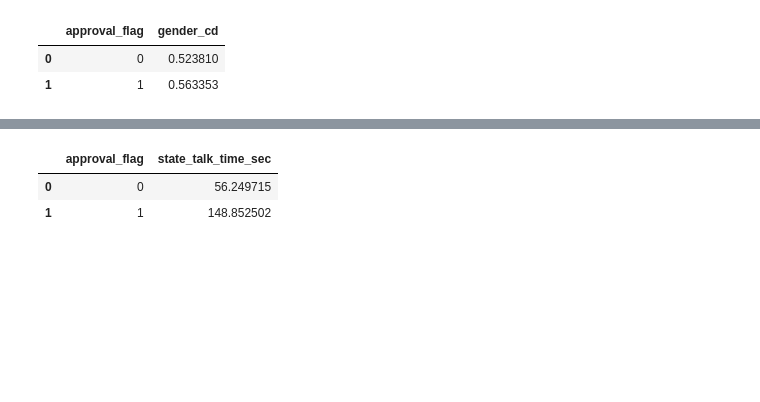
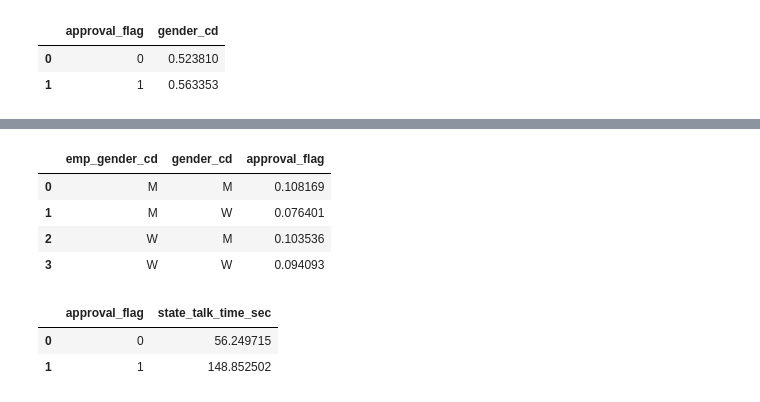
Before and after one commit to bygaga993/bread_dano_2024, a Jupyter notebook: comparative_analysis.ipynb, the cells around one changed output, grey strips where cells are left out. Drawn from its saved outputs; the diff is of its cells as text; code cells hidden in the pictures; blank space fills up the shorter version.

```diff
--- a/comparative_analysis.ipynb
+++ b/comparative_analysis.ipynb
@@ -243,3 +367,14 @@ df.groupby("approval_flag")["gender_cd"].mean().reset_index()
+# %%
+data = df.copy()
+data["gender_cd"] = data["gender_cd"].replace({0: "W", 1: "M"})
+# %%
+data.groupby(["emp_gender_cd", "gender_cd"])["approval_flag"].mean().reset_index()
+# %% [output]
+|  | emp_gender_cd | gender_cd | approval_flag |
+| 0 | M | M | 0.108169 |
+| 1 | M | W | 0.076401 |
+| 2 | W | M | 0.103536 |
+| 3 | W | W | 0.094093 |
 # %%
 df.groupby("approval_flag")["state_talk_time_sec"].mean().reset_index()
 # %% [output]
```
Also changed, not shown: parts of 12 cells of this notebook.
